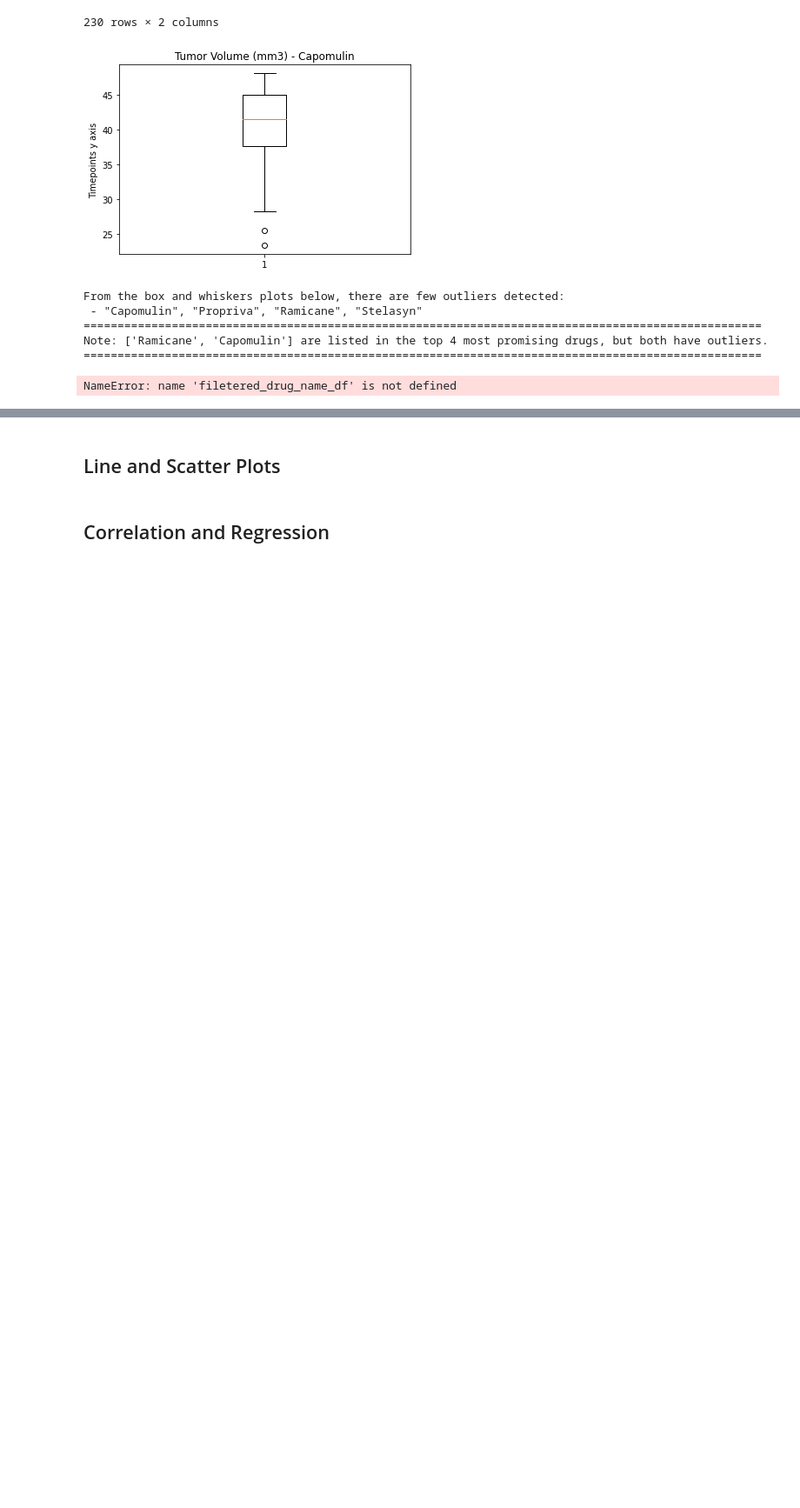
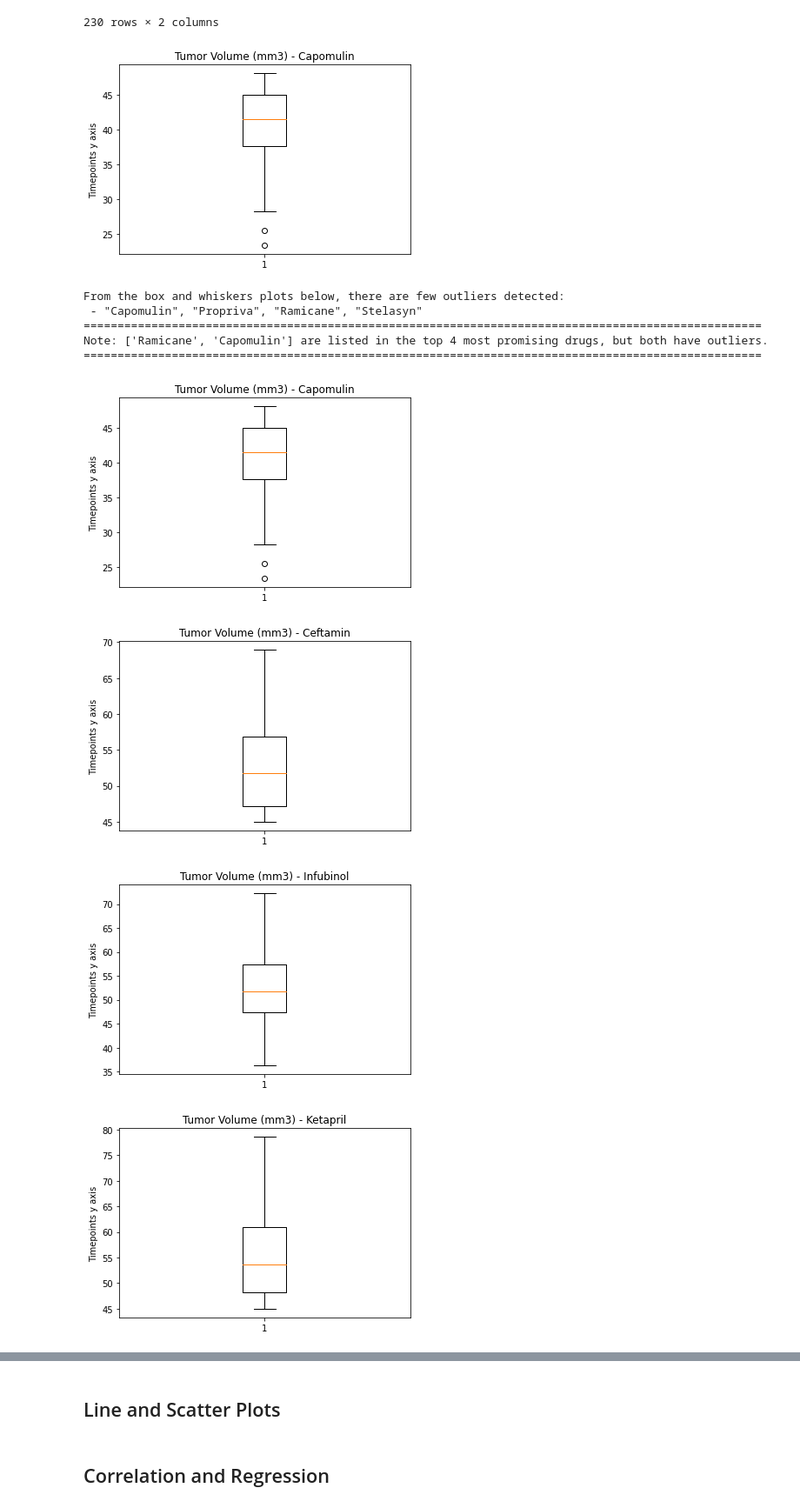
Before and after one commit to IrinaUX/MatPlotLib_hw, a Jupyter notebook: pymaceuticals_starter-Copy6_Statisctics.ipynb, the cells around one changed output, grey strips where cells are left out. Shown at 87% size. Drawn from its saved outputs; the diff is of its cells as text; code cells hidden in the pictures; blank space fills up the shorter version.

```diff
--- a/pymaceuticals_starter-Copy6_Statisctics.ipynb
+++ b/pymaceuticals_starter-Copy6_Statisctics.ipynb
@@ -658,7 +658,7 @@ for x in range(len(drug_list)):
     #print(plot_title)
     filtered_drug_name_df = drug_name_df[['Timepoint', 'Tumor Volume (mm3)']]
 #filetered_drug_name_df
-    grouped_filt_drug_name_df = filetered_drug_name_df.groupby('Timepoint')
+    grouped_filt_drug_name_df = filtered_drug_name_df.groupby('Timepoint')
 #grouped_filt_drug_name_df
     mean_grouped_filt_drug_df = grouped_filt_drug_name_df.mean()
 #mean_grouped_filt_drug_df
@@ -667,31 +667,34 @@ for x in range(len(drug_list)):
     # option 2
     tumor_volume = drug_name_df['Tumor Volume (mm3)']
 # tumor_volume
 
     # Create df based one the clean_df using .loc method to extract only the Timepoint == 45, as final tumor volume
     final_tumor_vol_df = drug_name_df.loc[clean_df['Timepoint'] == 45]
     grouped_final_tumor_vol_df = final_tumor_vol_df.groupby('Mouse ID')
 #grouped_final_tumor_vol_df
     mean_grouped_final_drug = grouped_final_tumor_vol_df.mean()
     renamed_mean_grouped_final_df = mean_grouped_final_drug.rename(columns={'Tumor Volume (mm3)': (f"Tumor Volume (mm3), {drug_name}"),
                                                                             'Timepoint': (f"Timepoint, {drug_name}"),
                                                                             'Metastatic Sites': (f"Metastatic Sites, {drug_name}"),
                                                                             'Age_months': (f"Age_months, {drug_name}"),
                                                                             'Weight (g)': (f"Weight (g), {drug_name}")})
 
 #renamed_mean_grouped_final_df
 
 
     fig1, ax1 = plt.subplots()
     ax1.set_title(f'Tumor Volume (mm3) - {drug_name}')
     ax1.set_ylabel('Timepoints y axis')
     ax1.boxplot(tumor_volume)
     plt.savefig(f"Box_and_Whiskers_plot {drug_name}.png")
     plt.show()
 # %% [output]
 From the box and whiskers plots below, there are few outliers detected:
  - "Capomulin", "Propriva", "Ramicane", "Stelasyn"
 ====================================================================================================
 Note: ['Ramicane', 'Capomulin'] are listed in the top 4 most promising drugs, but both have outliers.
 ====================================================================================================
-NameError: name 'filetered_drug_name_df' is not defined
+[figure, added]
+[figure, added]
+[figure, added]
+[figure, added]
```
Also changed, not shown: parts of 4 cells of this notebook.
